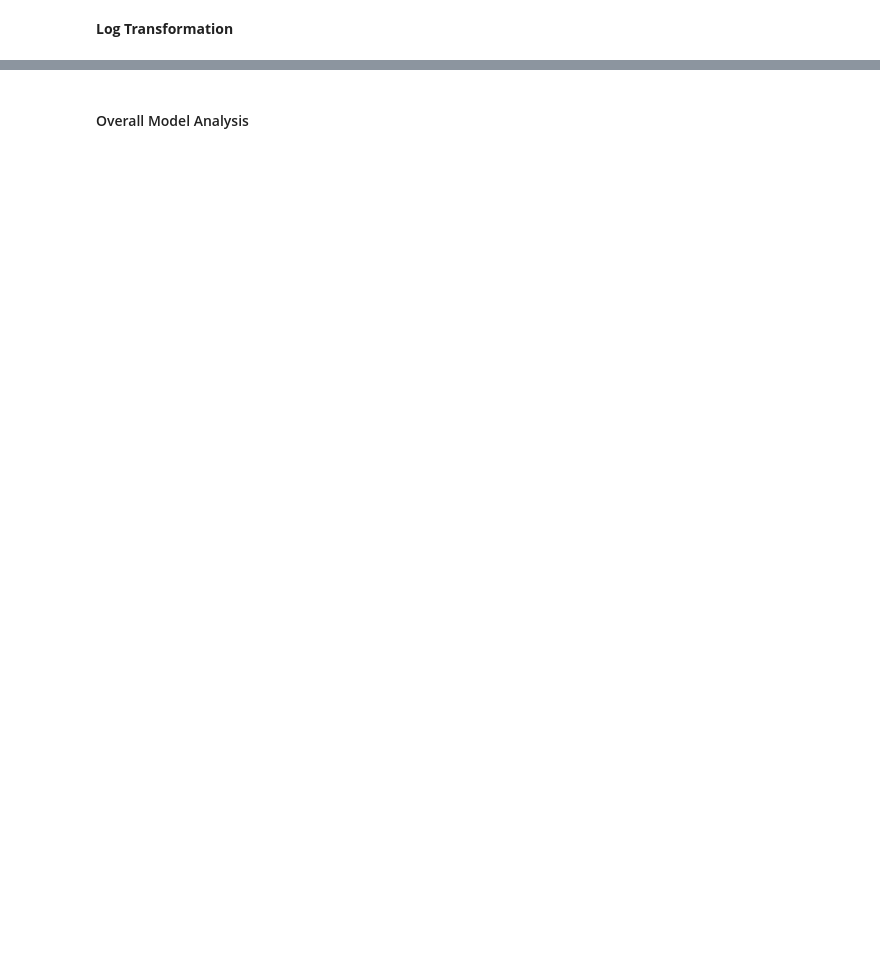
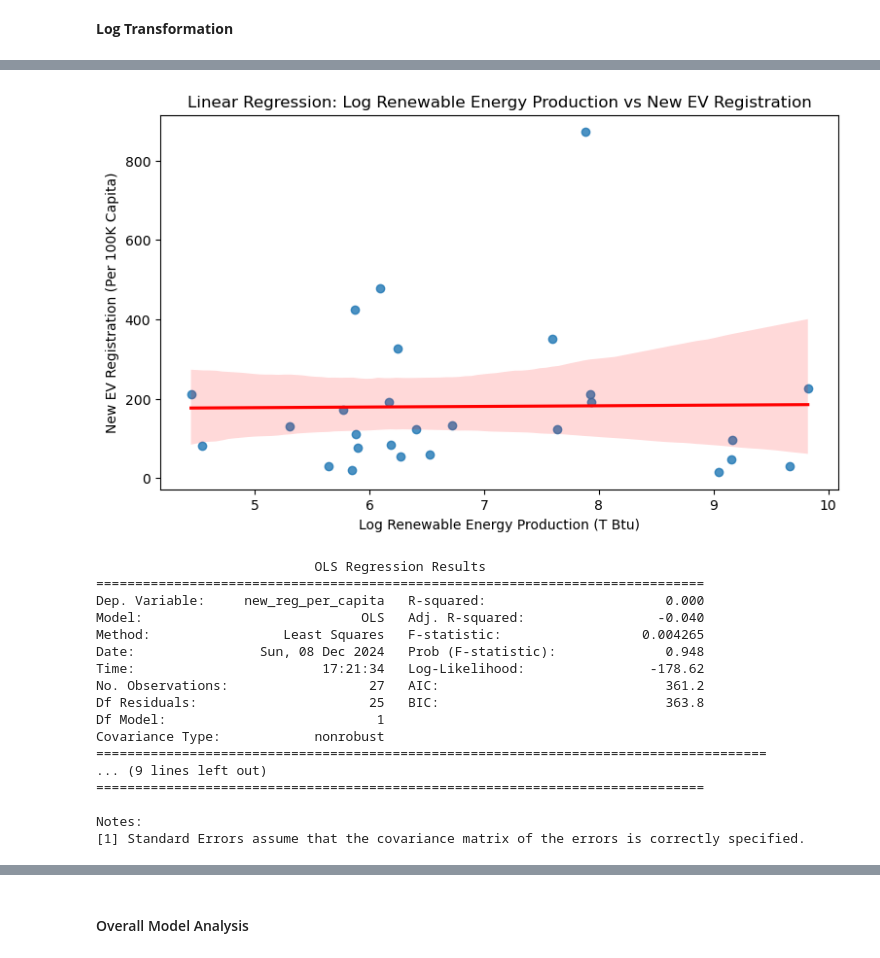
Before and after one commit to kyle-du/ev-research-proj, a Jupyter notebook: INFO2950_Phase 5_Deliverable.ipynb, the cells around one changed output, grey strips where cells are left out. Saved outputs shown, nothing was run; the diff lists cells and outputs as text; code cells hidden in the pictures; blank space fills up the shorter version.

```diff
--- a/INFO2950_Phase 5_Deliverable.ipynb
+++ b/INFO2950_Phase 5_Deliverable.ipynb
@@ -630,0 +590,44 @@ The slope is near 0 for all bootstrapped samples, suggesting no significant rela
+# %%
+## Regression
+
+# Regression plot
+plt.figure(figsize=(9, 5))
+sns.regplot(
+    x = train['log_renewable_prod'],
+    y = train['new_reg_per_capita'],
+    line_kws={"color": "red"}
+)
+plt.title("Linear Regression: Log Renewable Energy Production vs New EV Registration")
+plt.xlabel("Log Renewable Energy Production (T Btu)")
+plt.ylabel("New EV Registration (Per 100K Capita)")
+plt.show()
+
+# Train data
+X_train_log_2 = train[['log_renewable_prod']]
+X_train_log_2 = sm.add_constant(X_train_log_2)
+y_train_log_2 = train['new_reg_per_capita']
+
+# Fit model
+model_log_2 = sm.OLS(y_train_log_2, X_train_log_2)
+results = model_log_2.fit()
+
+print(results.summary())
+# %% [output]
+[figure, added]
+                            OLS Regression Results
+==============================================================================
+Dep. Variable:     new_reg_per_capita   R-squared:                       0.000
+Model:                            OLS   Adj. R-squared:                 -0.040
+Method:                 Least Squares   F-statistic:                  0.004265
+Date:                Sun, 08 Dec 2024   Prob (F-statistic):              0.948
+Time:                        17:21:34   Log-Likelihood:                -178.62
+No. Observations:                  27   AIC:                             361.2
+Df Residuals:                      25   BIC:                             363.8
+Df Model:                           1
+Covariance Type:            nonrobust
+======================================================================================
+... (9 lines left out)
+==============================================================================
+
+Notes:
+[1] Standard Errors assume that the covariance matrix of the errors is correctly specified.
```
Also changed, not shown: parts of 25 cells of this notebook.
